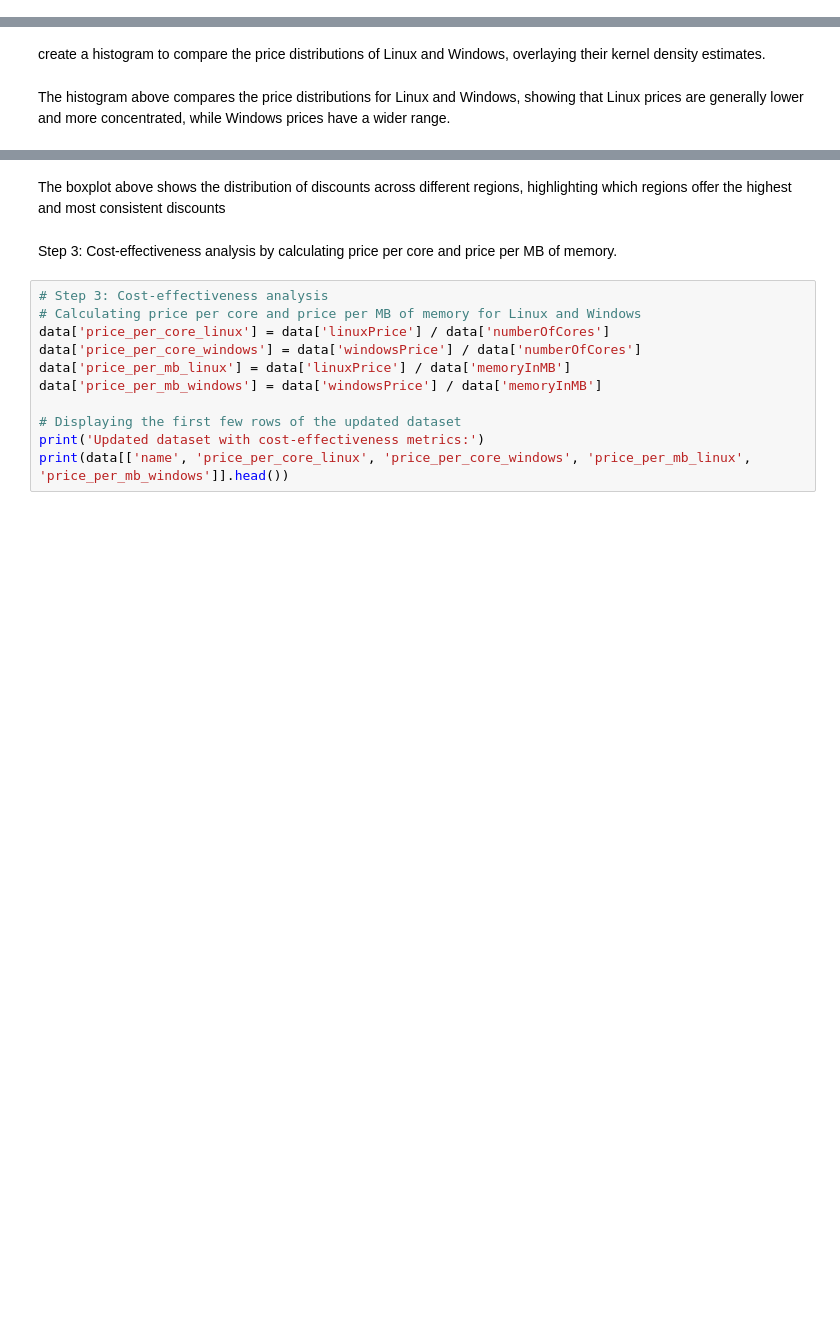
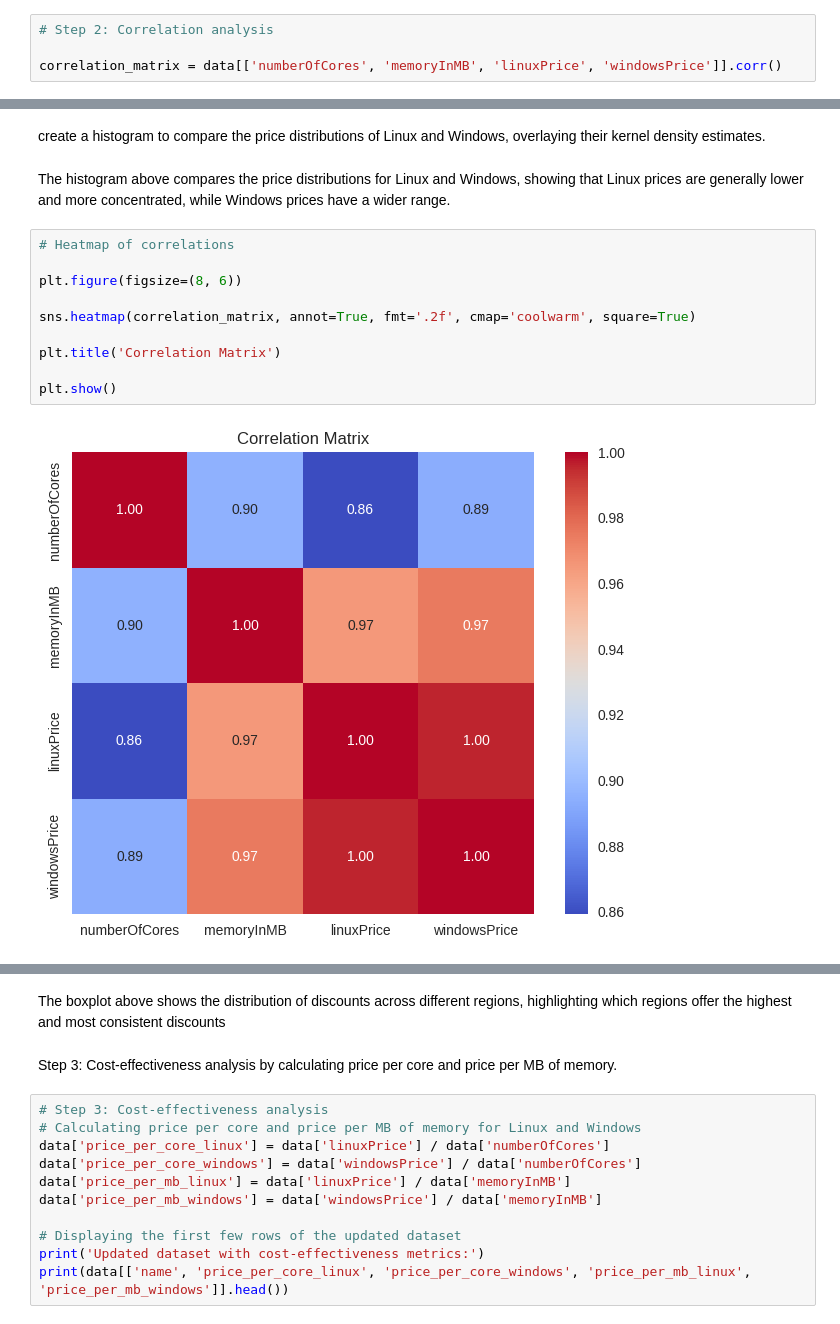
Before and after one commit to kiamaikocoders/virtual-machine-pricing, a Jupyter notebook: VM.ipynb, the cells around one changed output, grey strips where cells are left out. Drawn from its saved outputs; the diff is of its cells as text; blank space fills up the shorter version.

```diff
--- a/VM.ipynb
+++ b/VM.ipynb
@@ -36,5 +113,9 @@ print(missing_values)
 # %% [markdown]
 This code snippet extracts discount percentages and region names from the 'bestPriceRegion' column in the DataFrame.
+# %%
+# Step 2: Correlation analysis
+
+correlation_matrix = data[['numberOfCores', 'memoryInMB', 'linuxPrice', 'windowsPrice']].corr()
 # %%
 # Extracting discount percentages from bestPriceRegion column
 data['discount'] = data['bestPriceRegion'].str.extract(r'(-?\d+\.?\d*)%').astype(float)
@@ -76,6 +217,18 @@ plt.show()
 create a histogram to compare the price distributions of Linux and Windows, overlaying their kernel density estimates.
 # %% [markdown]
 The histogram above compares the price distributions for Linux and Windows, showing that Linux prices are generally lower and more concentrated, while Windows prices have a wider range.
+# %%
+# Heatmap of correlations
+
+plt.figure(figsize=(8, 6))
+
+sns.heatmap(correlation_matrix, annot=True, fmt='.2f', cmap='coolwarm', square=True)
+
+plt.title('Correlation Matrix')
+
+plt.show()
+# %% [output]
+[figure, added]
 # %%
 # Step 2: Analyzing regional discounts
 plt.figure(figsize=(14, 7))
```
Also changed, not shown: parts of 20 cells of this notebook.
